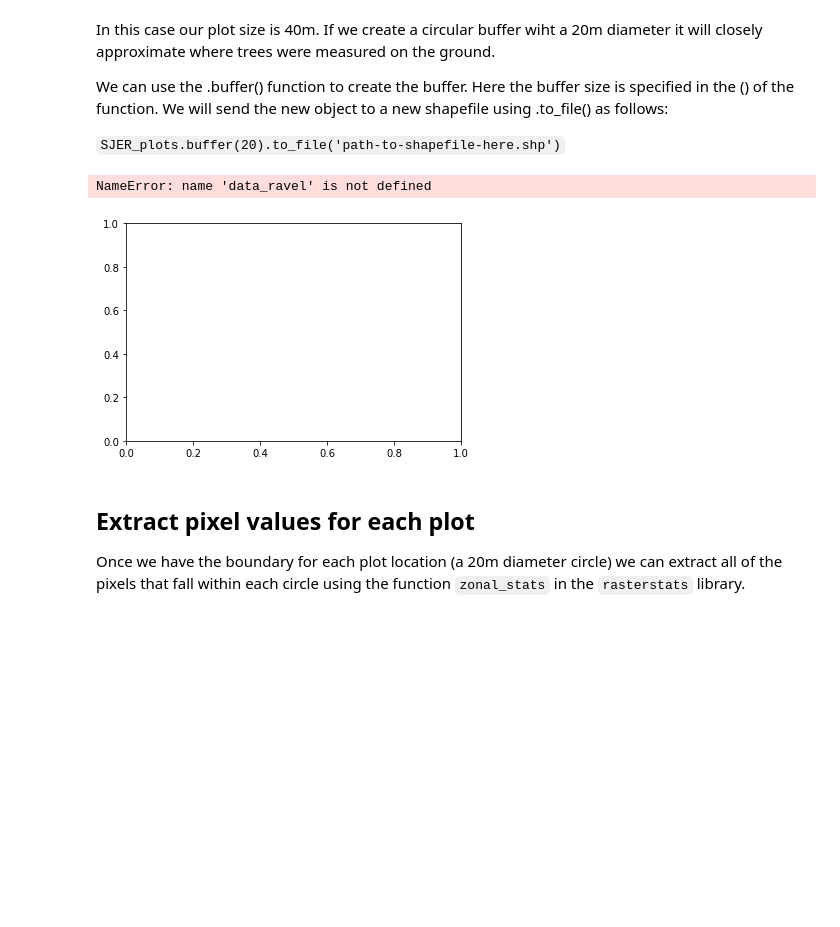
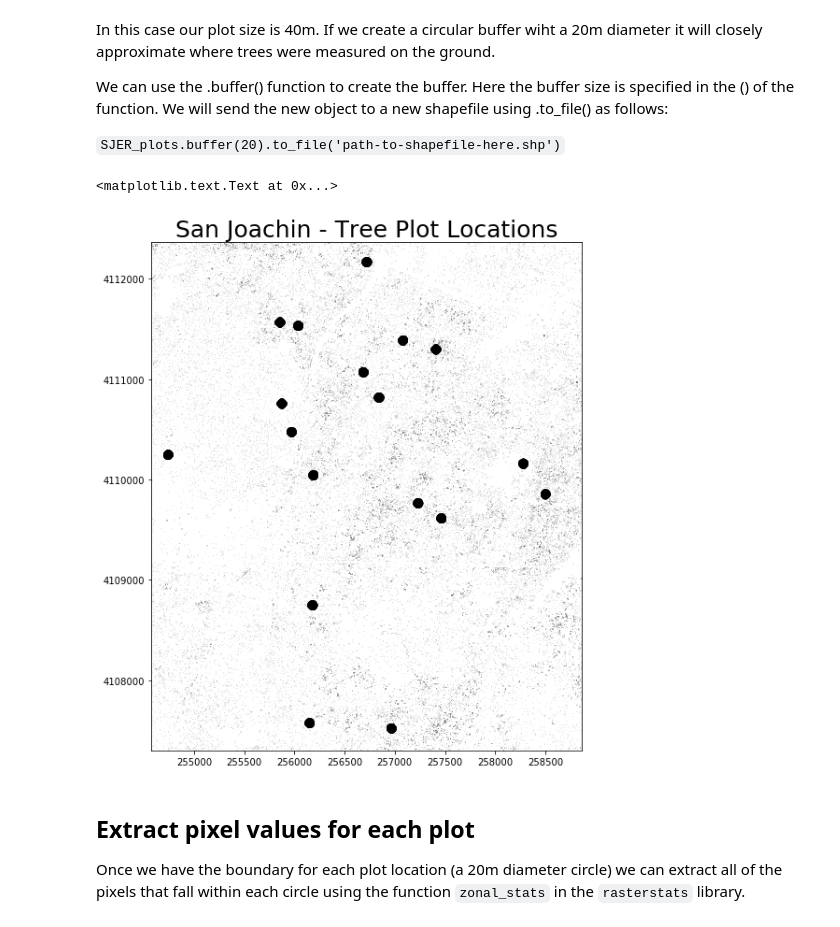
Before and after one commit to choldgraf/earth-analytics-python_OLD, a Jupyter notebook: notebooks/final-notebooks/week-5/in-class/2016-12-06-spatial06-extract-raster-values.ipynb, the cells around one changed output. Drawn from its saved outputs; the diff is of its cells as text; code cells hidden in the pictures; blank space fills up the shorter version.

Commit message:
finall got no data values to work .compressed

```diff
--- a/notebooks/final-notebooks/week-5/in-class/2016-12-06-spatial06-extract-raster-values.ipynb
+++ b/notebooks/final-notebooks/week-5/in-class/2016-12-06-spatial06-extract-raster-values.ipynb
@@ -276,19 +275,21 @@ SJER_plots["geometry"]
 plot_buffer_path = 'plot_buffer.shp'
 SJER_plots.to_file(plot_buffer_path)
 # %%
-# need to change the cmap to greys
-# need to figure out whay this is plotting - it seems different from how we plotted earlier.
-
-fig, ax = plt.subplots()
-ax.imshow(SJER_chm.read()[0],
+# Why do you need to specify the extent here?
+# why is the point all black - ie the color isn't takig and it seems to be dominated by the fill?
+fig, ax = plt.subplots(figsize=(10, 10))
+ax.imshow(SJER_chm.read(masked=True)[0],
           extent=[bounds.left, bounds.right, bounds.bottom, bounds.top],
-          vmin=data_ravel.min(),
-          vmax=data_ravel.max())
-SJER_plots.plot(ax=ax, markersize=10, color='r')
-ax.set(title="San Joachin - Tree Plot Locations")
+          cmap='Greys')
+SJER_plots.plot(ax=ax, # overlay points on the ax plot
+                marker='o',
+                markersize=5, # set point symbol size
+                color='purple') # set point color
+ax.set_title("San Joachin - Tree Plot Locations",
+             fontsize=25)
 # %% [output]
-NameError: name 'data_ravel' is not defined
+<matplotlib.text.Text at 0x...>
-[figure, old version]
+[figure, new version]
 # %% [markdown]
 ## Extract pixel values for each plot
 
```
Also changed, not shown: parts of 8 cells of this notebook.
